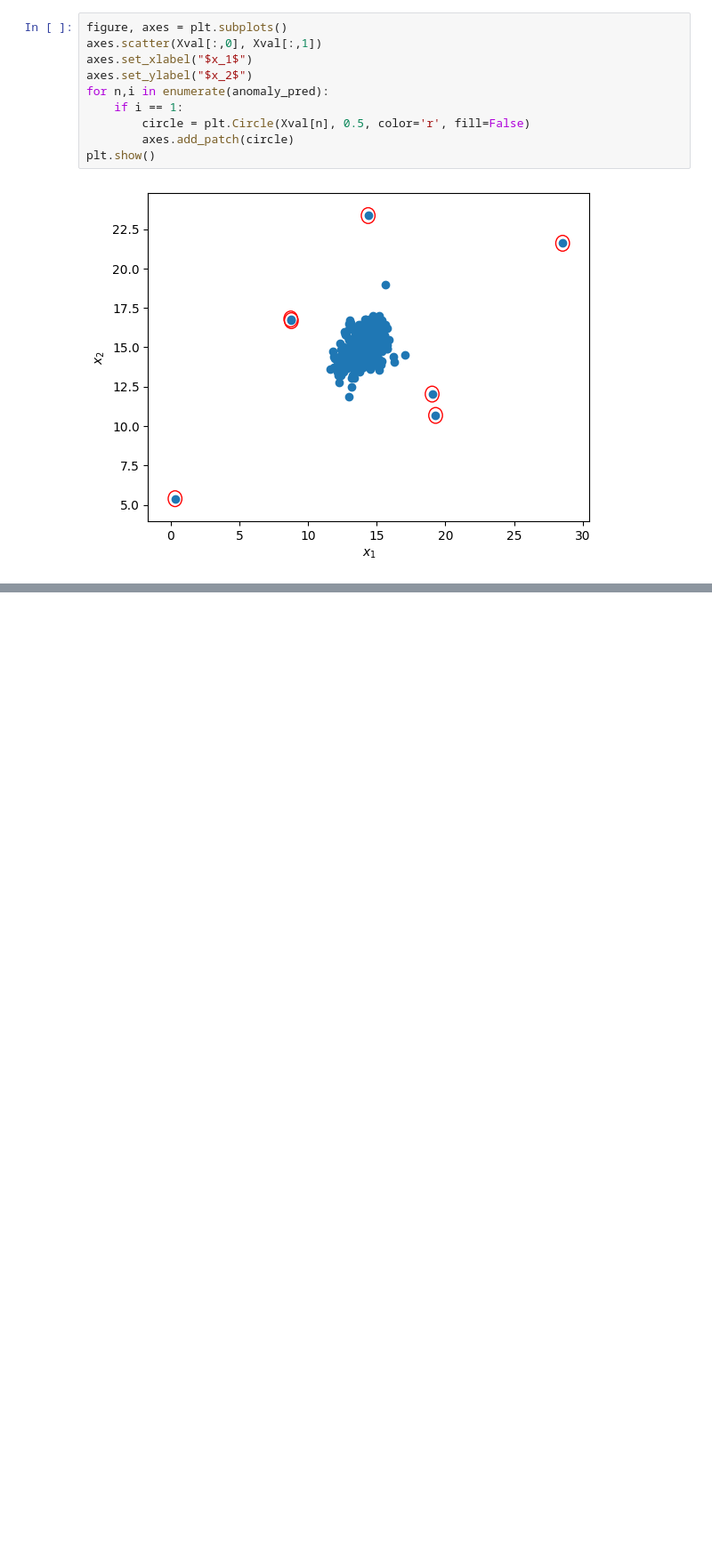
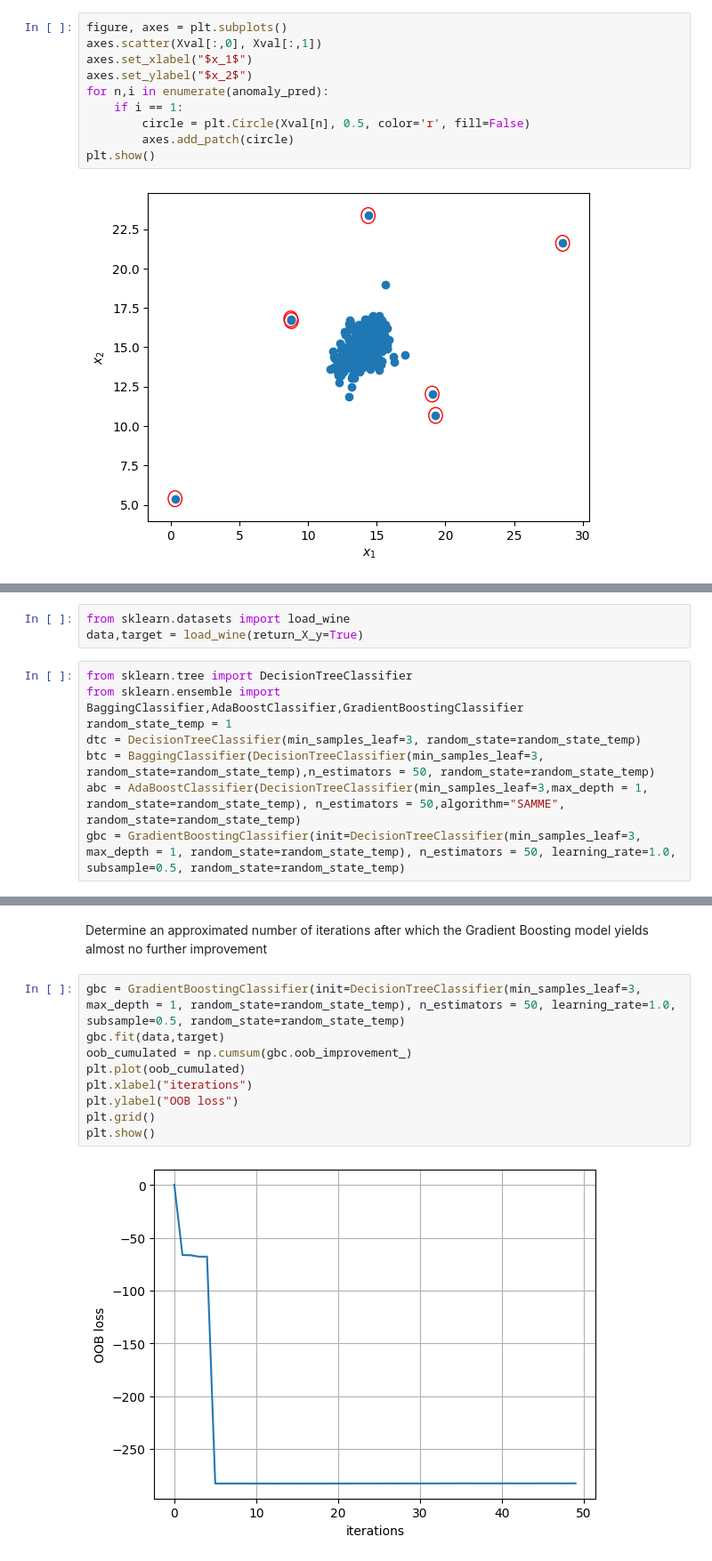
Before and after one commit to MichalMichniak/Machine_Learning_2023_Academy_Course, a Jupyter notebook: lab_8/main.ipynb, the cells around one changed output, grey strips where cells are left out. Shown: that part at 89% size. Saved outputs shown, nothing was run; the diff lists cells and outputs as text; blank space fills up the shorter version.

Commit message:
ensemble

```diff
--- a/lab_8/main.ipynb
+++ b/lab_8/main.ipynb
@@ -98,0 +101,11 @@ plt.show()
+# %%
+from sklearn.datasets import load_wine
+data,target = load_wine(return_X_y=True)
+# %%
+from sklearn.tree import DecisionTreeClassifier
+from sklearn.ensemble import BaggingClassifier,AdaBoostClassifier,GradientBoostingClassifier
+random_state_temp = 1
+dtc = DecisionTreeClassifier(min_samples_leaf=3, random_state=random_state_temp)
+btc = BaggingClassifier(DecisionTreeClassifier(min_samples_leaf=3, random_state=random_state_temp),n_estimators = 50, random_state=random_state_temp)
+abc = AdaBoostClassifier(DecisionTreeClassifier(min_samples_leaf=3,max_depth = 1, random_state=random_state_temp), n_estimators = 50,algorithm="SAMME", random_state=random_state_temp)
+gbc = GradientBoostingClassifier(init=DecisionTreeClassifier(min_samples_leaf=3, max_depth = 1, random_state=random_state_temp), n_estimators = 50, learning_rate=1.0, subsample=0.5, random_state=random_state_temp)
@@ -98,0 +128,13 @@ plt.show()
+# %% [markdown]
+Determine an approximated number of iterations after which the Gradient Boosting model yields almost no further improvement
+# %%
+gbc = GradientBoostingClassifier(init=DecisionTreeClassifier(min_samples_leaf=3, max_depth = 1, random_state=random_state_temp), n_estimators = 50, learning_rate=1.0, subsample=0.5, random_state=random_state_temp)
+gbc.fit(data,target)
+oob_cumulated = np.cumsum(gbc.oob_improvement_)
+plt.plot(oob_cumulated)
+plt.xlabel("iterations")
+plt.ylabel("OOB loss")
+plt.grid()
+plt.show()
+# %% [output]
+[figure, added]
```
Also changed, not shown: parts of 3 cells of this notebook.
